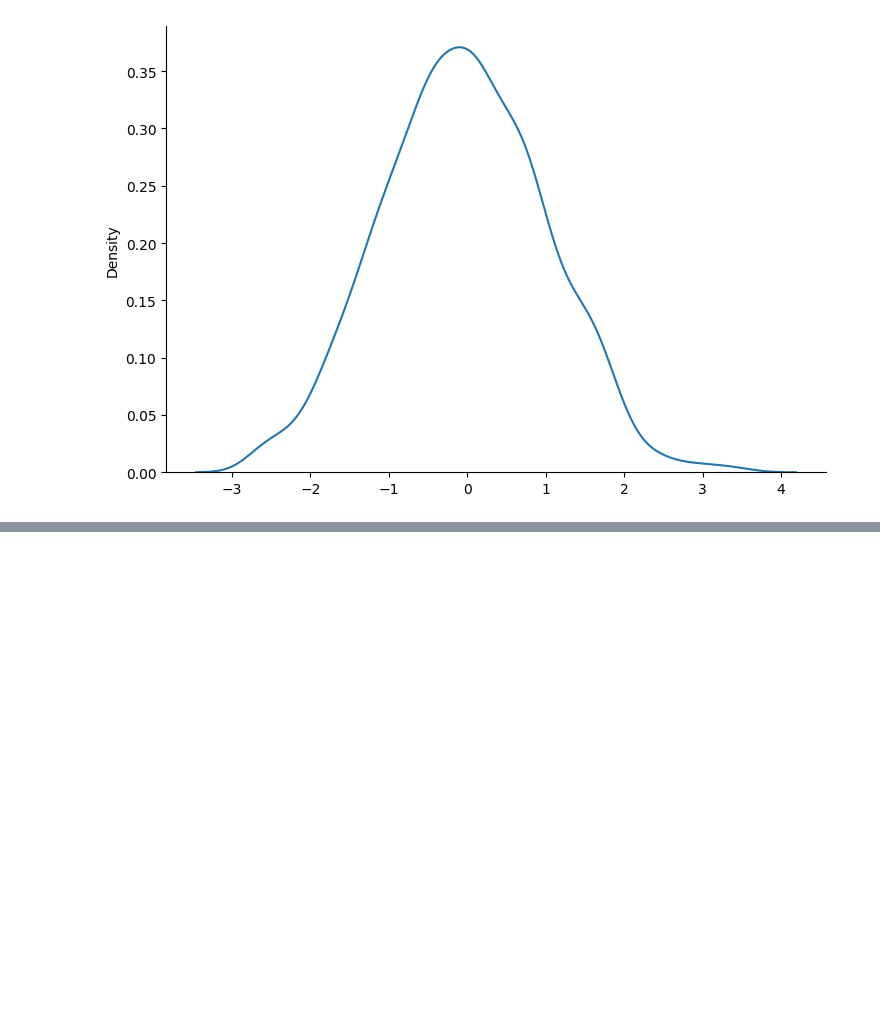
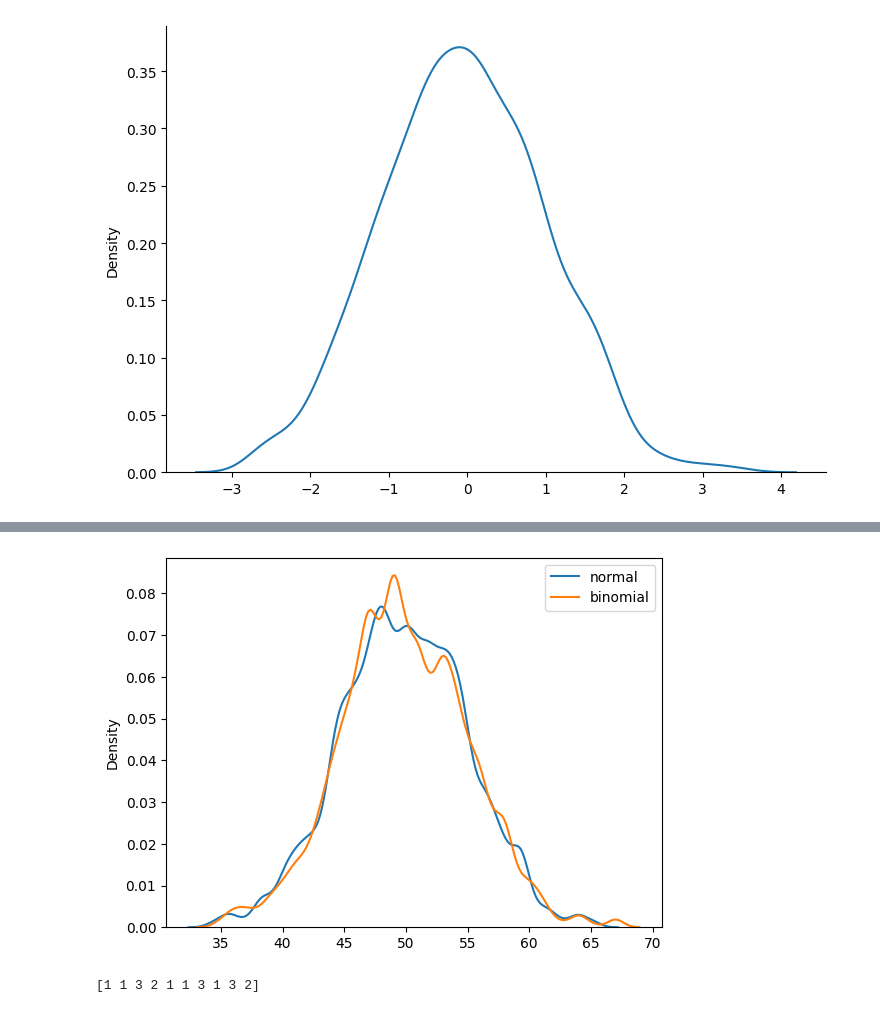
Before and after one commit to kofi-teddy/fluent-python, a Jupyter notebook: ml-np-refresher.ipynb, the cells around one changed output, grey strips where cells are left out. Drawn from its saved outputs; the diff is of its cells as text; code cells hidden in the pictures; blank space fills up the shorter version.

```diff
--- a/ml-np-refresher.ipynb
+++ b/ml-np-refresher.ipynb
@@ -1978,0 +2008,37 @@ plt.show()
+# %%
+# Difference Between Normal and Binomial Distribution
+# The main difference is that normal distribution is continous
+# whereas binomial is discrete, but if there are enough data points
+# it will be quite similar to normal distribution with certain loc and scale.
+
+from numpy import random
+import matplotlib.pyplot as plt
+import seaborn as sns
+
+# sns.distplot(random.normal(loc=50, scale=5, size=1000), hist=False, label='normal',)
+# sns.distplot(random.binomial(n=100, p=0.5, size=1000), hist=False, label='binomial')
+
+# plt.show()
+
+# Use kdeplot for kernel density estimates
+sns.kdeplot(random.normal(loc=50, scale=5, size=1000), label='normal', bw_adjust=0.5)
+sns.kdeplot(random.binomial(n=100, p=0.5, size=1000), label='binomial', bw_adjust=0.5)
+
+plt.legend()
+plt.show()
+# %% [output]
+[figure, added]
+# %%
+# Poisson Distribution
+# Poisson Distribution is a Discrete Distribution.
+# It estimates how many times an event can happen in a specified time.
+# e.g. If someone eats twice a day what is the probability he will eat thrice?
+# It has two parameters:
+# lam - rate or known number of occurrences e.g. 2 for above problem.
+# size - The shape of the returned array.
+# Generate a random 1x10 distribution for occurrence 2:
+
+x = random.poisson(lam=2, size=10)
+print(x)
+# %% [output]
+[1 1 3 2 1 1 3 1 3 2]
```
Also changed, not shown: parts of 23 cells of this notebook.
